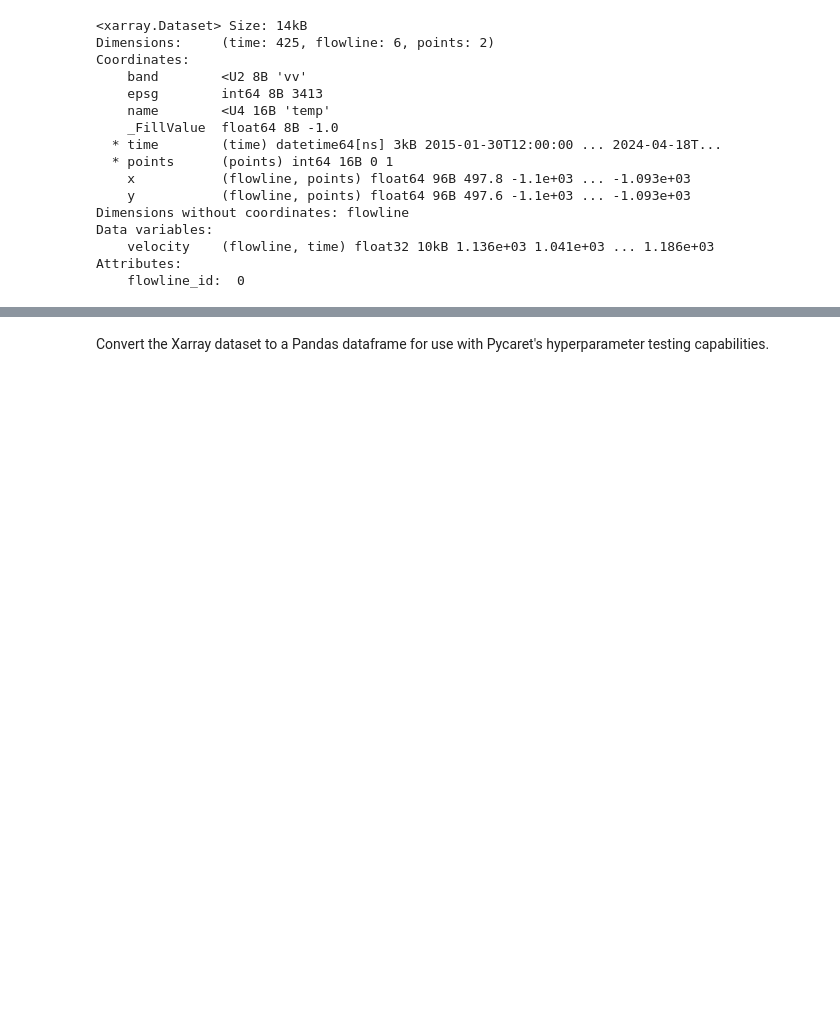
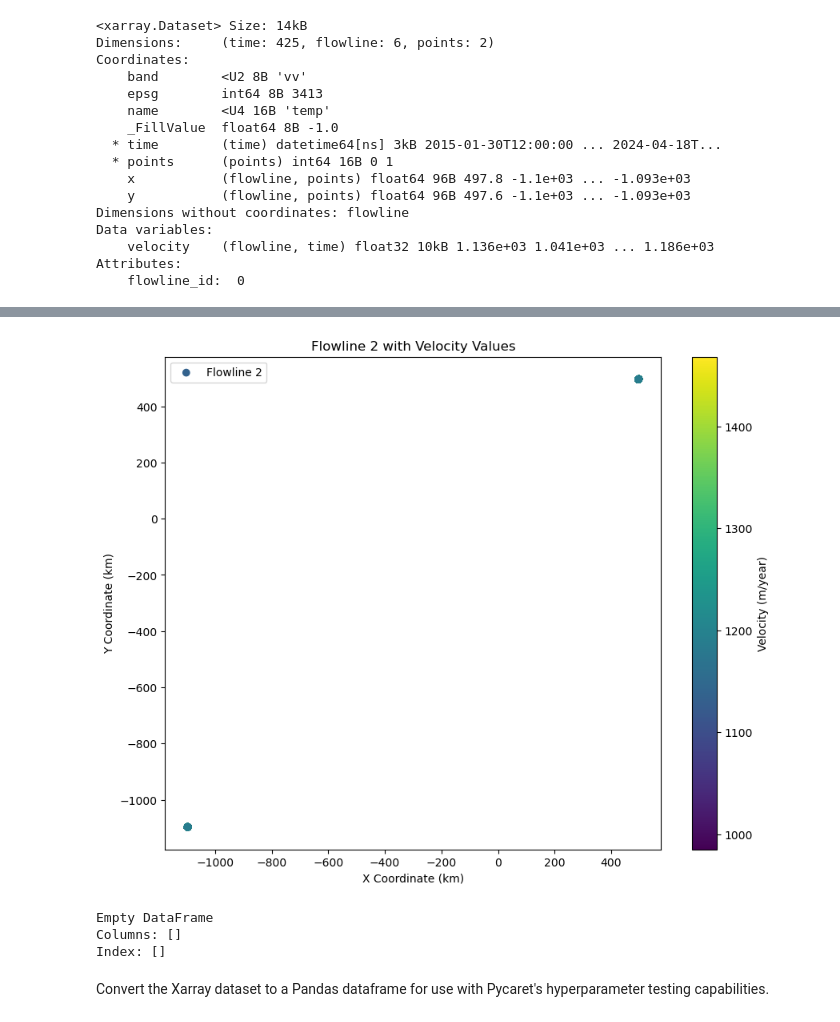
Before and after one commit to cjense/seasonal-icevelocity-prediction, a Jupyter notebook: notebooks/extract_flowlinedata.ipynb, the cells around one changed output, grey strips where cells are left out. Saved outputs shown, nothing was run; the diff lists cells and outputs as text; code cells hidden in the pictures; blank space fills up the shorter version.

```diff
--- a/notebooks/extract_flowlinedata.ipynb
+++ b/notebooks/extract_flowlinedata.ipynb
@@ -127,3 +302,73 @@ Attributes:
+# %%
+# Extract the x and y coordinates for flowline 2
+x = velocity_df[velocity_df['flowline_id'] == 2]['x'].values
+y = velocity_df[velocity_df['flowline_id'] == 2]['y'].values
+
+# Extract the velocity values for flowline 2
+velocities = velocity_df[velocity_df['flowline_id'] == 2]['velocity'].values
+
+# Ensure the lengths of x, y, and velocities match
+if len(x) == len(velocities):
+    plt.figure(figsize=(10, 8))
+    sc = plt.scatter(x, y, c=velocities, cmap='viridis', label='Flowline 2')
+
+    # Add colorbar and labels
+    plt.colorbar(sc, label='Velocity (m/year)')
+    plt.xlabel('X Coordinate (km)')
+    plt.ylabel('Y Coordinate (km)')
+    plt.title('Flowline 2 with Velocity Values')
+    plt.legend()
+    plt.show()
+else:
+    print("Length mismatch between coordinates and velocity values.")
+# %% [output]
+[figure, added]
+# %%
+import numpy as np
+import xarray as xr
+
+# Example flowline velocity dataset (time, x, y dimensions)
+# `flowline_velocities` - xarray dataset containing (time, x, y) velocity values
+
+data = []
+
+# Loop over each flowline in `ziFlowlines.geometry`
+for flowline_id, flowline in enumerate(ziFlowlines.geometry):
+    # Extract x and y coordinates for each point on this flowline
+    x_coords = np.array([pt[0] for pt in flowline.coords])
+    y_coords = np.array([pt[1] for pt in flowline.coords])
+
+    # Interpolate velocity values at each point along the flowline for every timestep
+    for t in ziVelSeries.time:
+        # Interpolate velocities at points along the flowline
+        interpolated = ziVelSeries.interp(
+            x=("points", x_coords),
+            y=("points", y_coords),
+            time=t
+        )["cleaned_velocity"].values  # Assume velocity variable name is 'velocity'
+
+        # Ensure `interpolated` contains a list of velocities
+        if interpolated.ndim == 1:  # if it contains an array of velocities
+            for point_index, velocity in enumerate(interpolated):
+                # Append each x, y, velocity, time, and flowline_id as a row
+                data.append({
+                    'time': t.values,
+                    'flowline_id': flowline_id,
+                    'point_index': point_index,
+                    'x': x_coords[point_index],
+                    'y': y_coords[point_index],
+                    'velocity': velocity
+                })
+
+# Convert to DataFrame
+velocity_df = pd.DataFrame(data)
+
+# Display the DataFrame
+print(velocity_df)
+# %% [output]
+Empty DataFrame
+Columns: []
+Index: []
 # %% [markdown]
 Convert the Xarray dataset to a Pandas dataframe for use with Pycaret's hyperparameter testing capabilities.
 # %%
```
Also changed, not shown: parts of 9 cells of this notebook.
